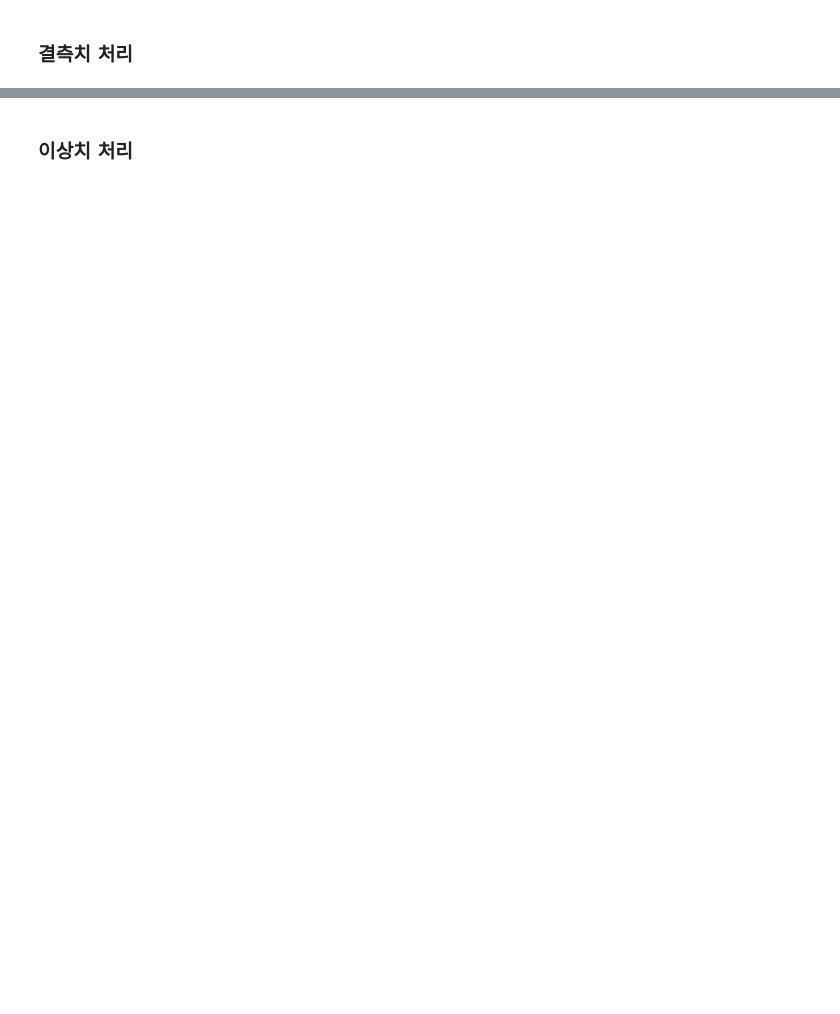
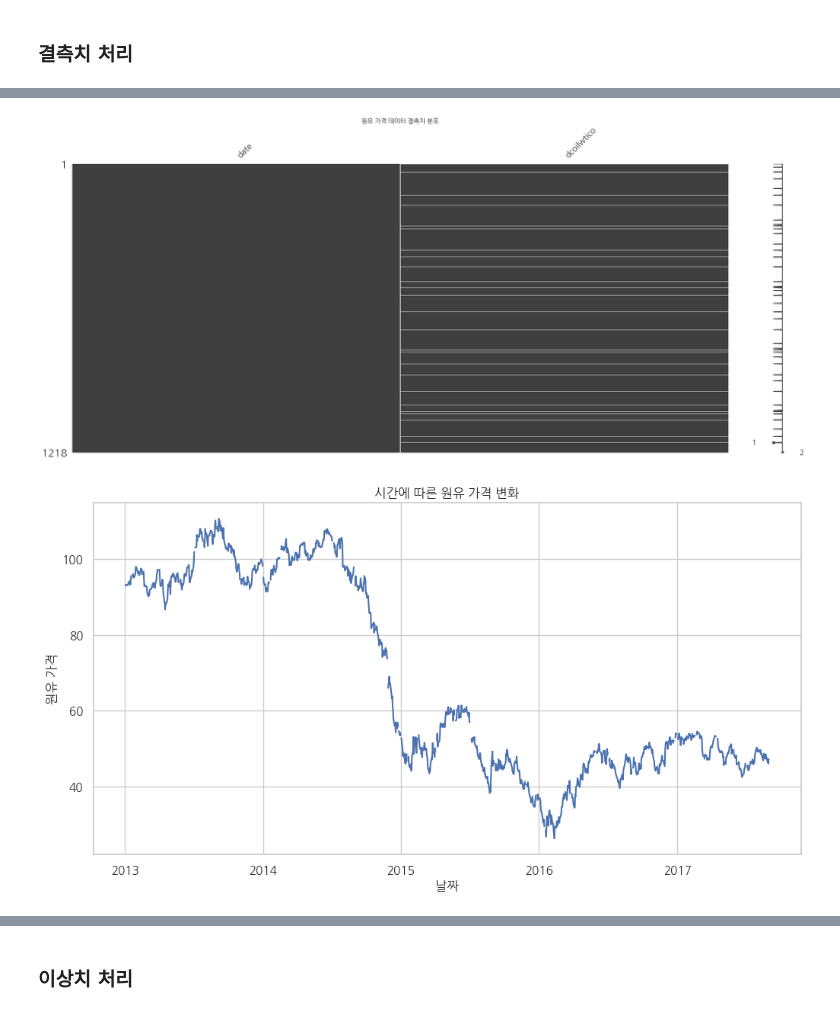
Before and after one commit to h220101/Data-Analysis-with-Open-Source, a Jupyter notebook: 오픈소스_데이터_분석_7강.ipynb, the cells around one changed output, grey strips where cells are left out. Cells and saved outputs as stored; diff of their text form; code cells hidden in the pictures; blank space fills up the shorter version.

```diff
--- a/오픈소스_데이터_분석_7강.ipynb
+++ b/오픈소스_데이터_분석_7강.ipynb
@@ -425 +375,40 @@ NameError: name 'train' is not defined
+# %%
+# 1️⃣ 나눔폰트 설치
+!apt-get -qq install fonts-nanum > /dev/null
+
+# 런타임 재시작 후 아래부터 실행
+import matplotlib.pyplot as plt
+import matplotlib.font_manager as fm
+import seaborn as sns
+import pandas as pd
+
+plt.rcParams['font.family'] = 'NanumGothic'   # Colab에서 인식 가능한 폰트
+plt.rcParams['axes.unicode_minus'] = False     # 마이너스 깨짐 방지
+
+sns.set(font='NanumGothic', rc={"axes.unicode_minus":False}, style='whitegrid')
+
+import pandas as pd
+import matplotlib.pyplot as plt
+import missingno as msno
+
+# CSV 불러오기
+oil = pd.read_csv('oil.csv')
+
+# 결측치 시각화
+msno.matrix(oil)
+plt.title("원유 가격 데이터 결측치 분포")
+plt.show()
+
+# 날짜 변환 및 시계열 그래프
+oil['date'] = pd.to_datetime(oil['date'])
+plt.figure(figsize=(12, 6))
+plt.plot(oil['date'], oil['dcoilwtico'])
+plt.title("시간에 따른 원유 가격 변화")
+plt.xlabel("날짜")
+plt.ylabel("원유 가격")
+plt.grid(True)
+plt.show()
+# %% [output]
+[figure, added]
+[figure, added]
 # %%
```
Also changed, not shown: parts of 11 cells of this notebook.
